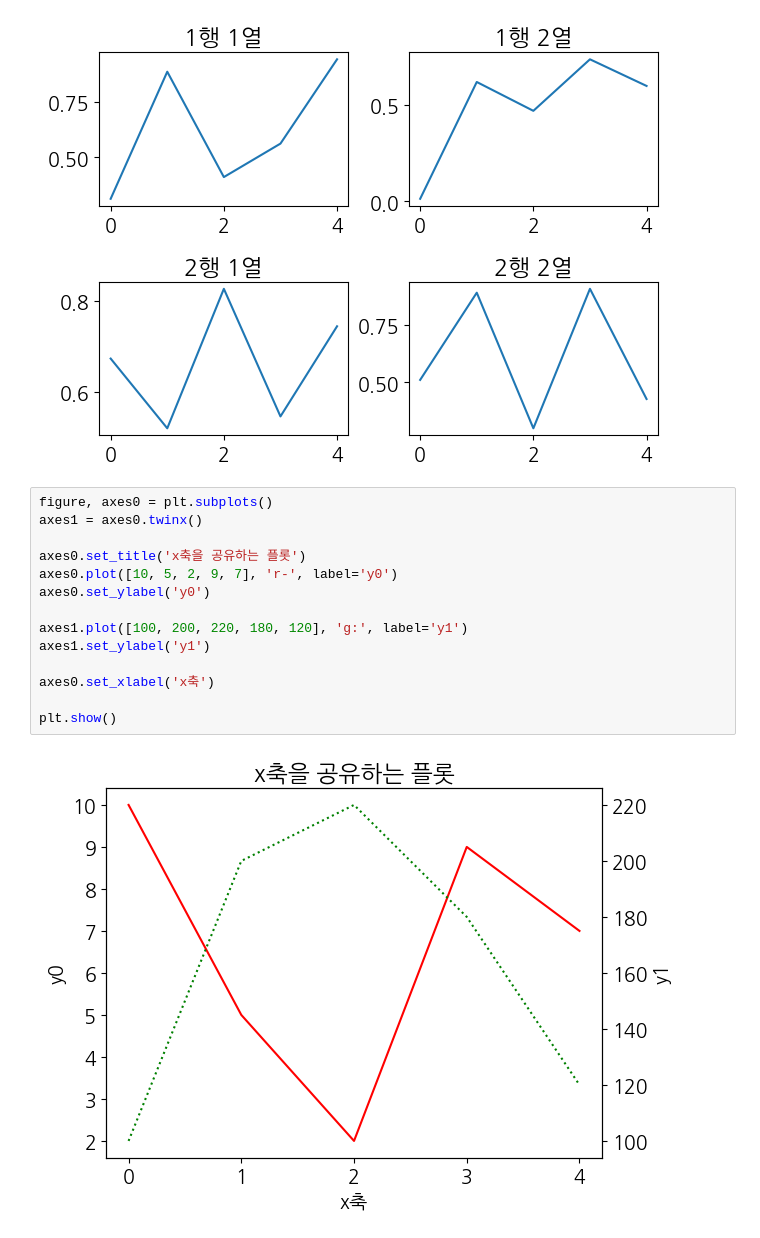
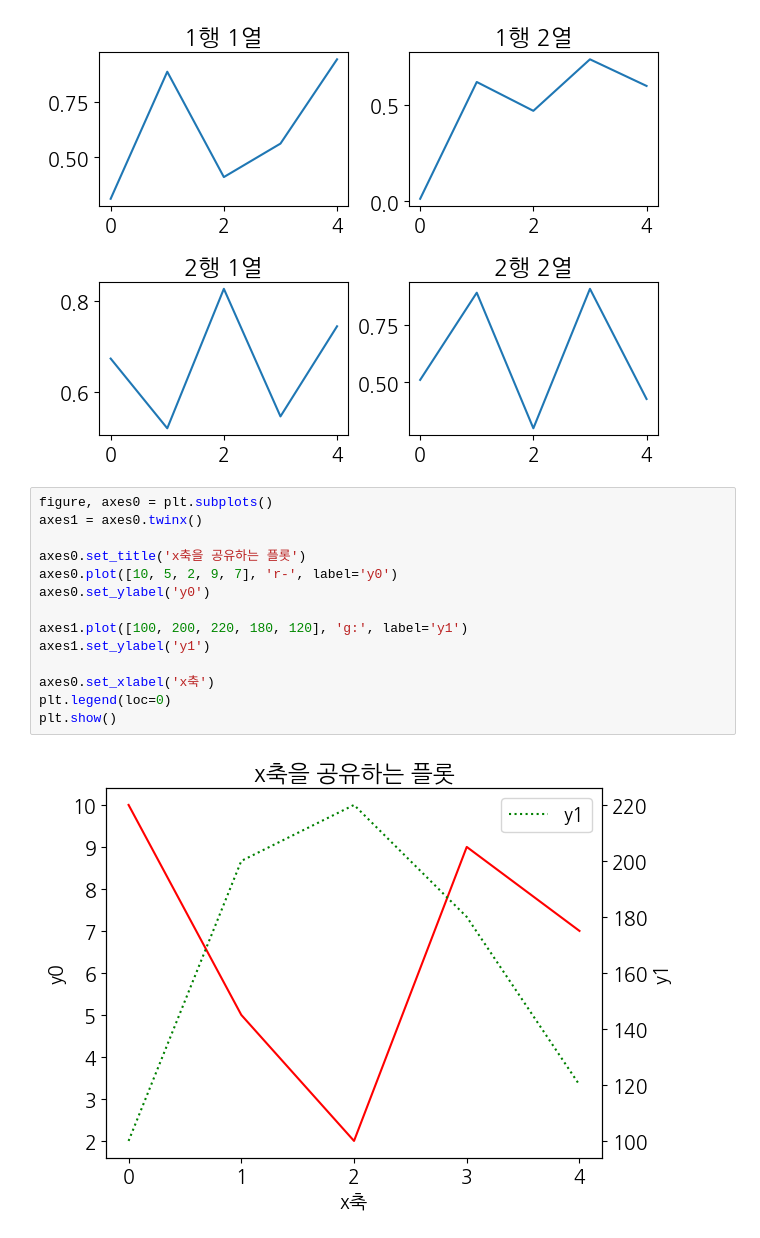
Before and after one commit to ahndb/aws_phyhon_240215, a Jupyter notebook: matplotlib_visualize_data/0304/a_matplotlib_basic.ipynb, the cells around one changed output. Saved outputs shown, nothing was run; the diff lists cells and outputs as text.

Commit message:
Matplotlib_variety_plots_chart

```diff
--- a/matplotlib_visualize_data/0304/a_matplotlib_basic.ipynb
+++ b/matplotlib_visualize_data/0304/a_matplotlib_basic.ipynb
@@ -87,16 +87,16 @@ plt.show()
 # %%
 figure, axes0 = plt.subplots()
 axes1 = axes0.twinx()
 
 axes0.set_title('x축을 공유하는 플롯')
 axes0.plot([10, 5, 2, 9, 7], 'r-', label='y0')
 axes0.set_ylabel('y0')
 
 axes1.plot([100, 200, 220, 180, 120], 'g:', label='y1')
 axes1.set_ylabel('y1')
 
 axes0.set_xlabel('x축')
-
+plt.legend(loc=0)
 plt.show()
 # %% [output]
-[figure, old version]
+[figure, new version]
```
Also changed, not shown: parts of 1 cell of this notebook, 2 other files.
